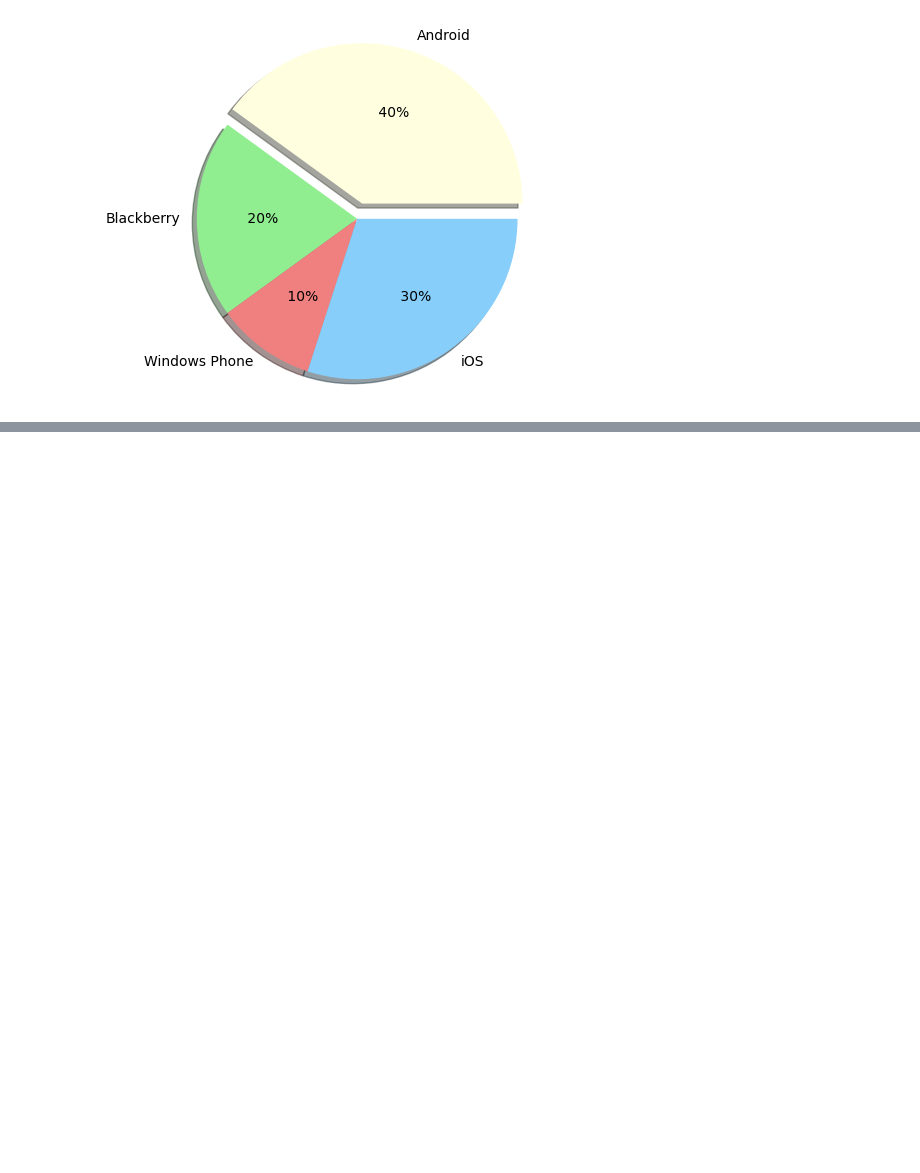
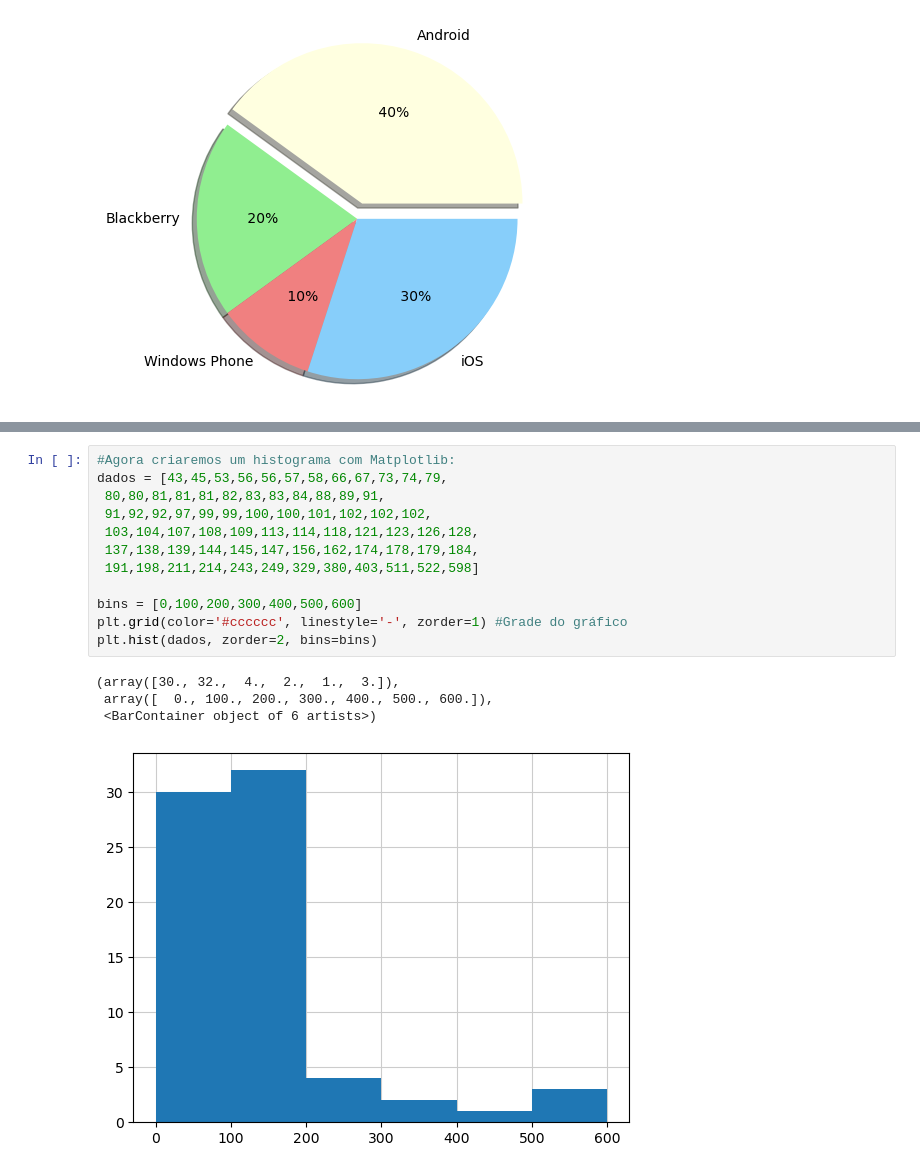
Before and after one commit to edvaldoljr/Gradacao-Aulas-Python-Pacotes, a Jupyter notebook: matplotlib.ipynb, the cells around one changed output, grey strips where cells are left out. Drawn from its saved outputs; the diff is of its cells as text; blank space fills up the shorter version.

```diff
--- a/matplotlib.ipynb
+++ b/matplotlib.ipynb
@@ -45,0 +58,17 @@ plt.show()
+# %%
+#Agora criaremos um histograma com Matplotlib:
+dados = [43,45,53,56,56,57,58,66,67,73,74,79,
+ 80,80,81,81,81,82,83,83,84,88,89,91,
+ 91,92,92,97,99,99,100,100,101,102,102,102,
+ 103,104,107,108,109,113,114,118,121,123,126,128,
+ 137,138,139,144,145,147,156,162,174,178,179,184,
+ 191,198,211,214,243,249,329,380,403,511,522,598]
+
+bins = [0,100,200,300,400,500,600]
+plt.grid(color='#cccccc', linestyle='-', zorder=1) #Grade do gráfico
+plt.hist(dados, zorder=2, bins=bins)
+# %% [output]
+(array([30., 32.,  4.,  2.,  1.,  3.]),
+ array([  0., 100., 200., 300., 400., 500., 600.]),
+ <BarContainer object of 6 artists>)
+[figure, added]
```
Also changed, not shown: parts of 6 cells of this notebook, 1 other file.
